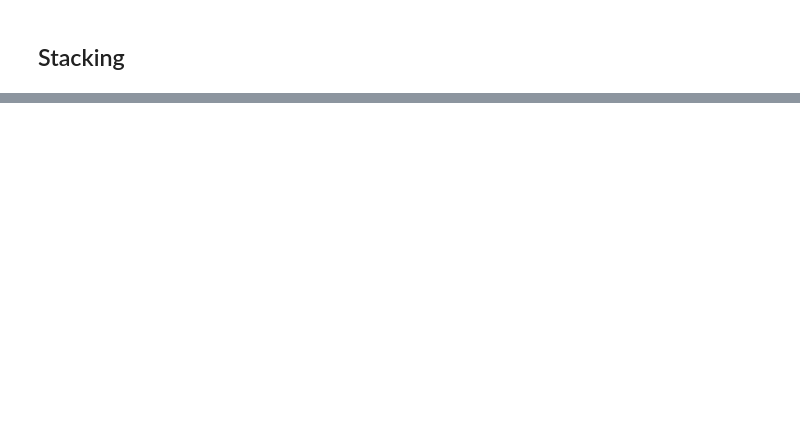
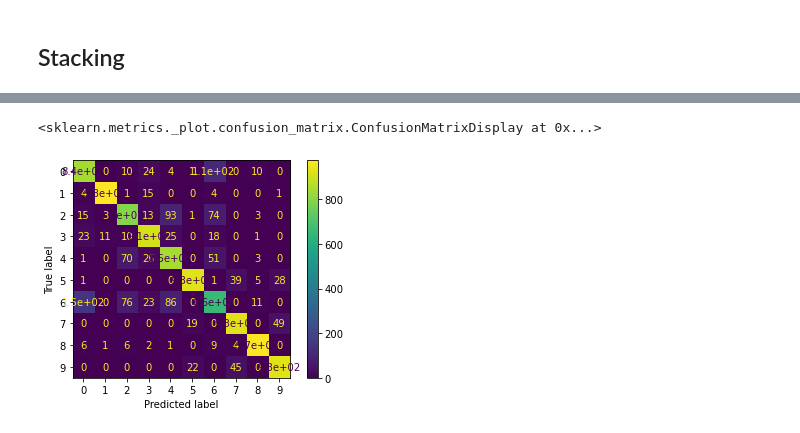
Before and after one commit to EitanKats/data-science-sem-b, a Jupyter notebook: fmnist.ipynb, the cells around one changed output, grey strips where cells are left out. Saved outputs shown, nothing was run; the diff lists cells and outputs as text; code cells hidden in the pictures; blank space fills up the shorter version.

```diff
--- a/fmnist.ipynb
+++ b/fmnist.ipynb
@@ -134,13 +177,13 @@ forest_params = {
      'random_state':[0]
 }
 # %%
-forest_grid_search = GridSearchCV(
+forest_grid_search = RandomizedSearchCV(
     RandomForestClassifier(n_jobs=-1),
     forest_params,
     cv=3,
     scoring='accuracy',
     return_train_score=True,
-    n_jobs=-1,
+    random_state=0
 )
 
 forest_grid_search.fit(x_train_scaled,y_train_data)
@@ -169,7 +228,7 @@ best_forest = forest_grid_search.best_estimator_
 import xgboost as xgb
 from xgboost import XGBClassifier
 # %%
-xgb_clf = XGBClassifier(n_jobs=-1, max_depth=5,min_child_weight = 1,gamma = 0,colsample_bytree = 0.8)
+xgb_clf = XGBClassifier(n_jobs=-1, max_depth=6,gamma = 0,colsample_bytree = 0.8)
 
 xgb_clf.fit(x_train_scaled,y_train_data)
 xgb_clf.score(x_test_scaled,y_test_data)
@@ -179,15 +238,17 @@ xgb_clf.score(x_test_scaled,y_test_data)
 ### Tunning XGBoost
 # %%
 xgb_params = {
- 'max_depth':range(3,10,2),
- 'min_child_weight':range(1,6,2)
+    'max_depth': [3,6,10],
+    'learning_rate': [0.01, 0.05, 0.1],
+    'n_estimators': [100, 500, 1000],
+    'colsample_bytree': [0.3, 0.7]
 }
+
 xgb_clf = XGBClassifier(
     objective='multi:softmax',
-    n_jobs=-1,
     gamma = 0,
     colsample_bytree = 0.8)
 
-XGBGridsearch = GridSearchCV(estimator=xgb_clf,param_grid = xgb_params,scoring='accuracy',n_jobs=-1,cv=3)
+XGBGridsearch = RandomizedSearchCV(xgb_clf, xgb_params,scoring='accuracy',cv=3, random_state=0,n_jobs=-1)
 XGBGridsearch.fit(x_train_scaled,y_train_data)
 # %% [output]
@@ -252,10 +312,8 @@ weighted avg       0.89      0.88      0.88     10000
 from sklearn.ensemble import StackingClassifier
 # %%
 stacking_clf = StackingClassifier(estimators=[
-    ('knn', KNeighborsClassifier()),
-    ('rf', best_forest),
-    ('adab', XGBClassifier())]
-    , final_estimator=best_xgb)
+    ('knn', knn_grid_search.best_estimator_),
+    ('rf', best_forest)], final_estimator=best_xgb)
 
 stacking_clf.fit(x_train_scaled,y_train_data)
 # %% [output]
@@ -301,0 +360,5 @@ weighted avg       0.89      0.89      0.89     10000
+# %%
+plot_confusion_matrix(stacking_clf,original_X_test_scaled,y_test)
+# %% [output]
+<sklearn.metrics._plot.confusion_matrix.ConfusionMatrixDisplay at 0x...>
+[figure, added]
```
Also changed, not shown: parts of 22 cells of this notebook.
